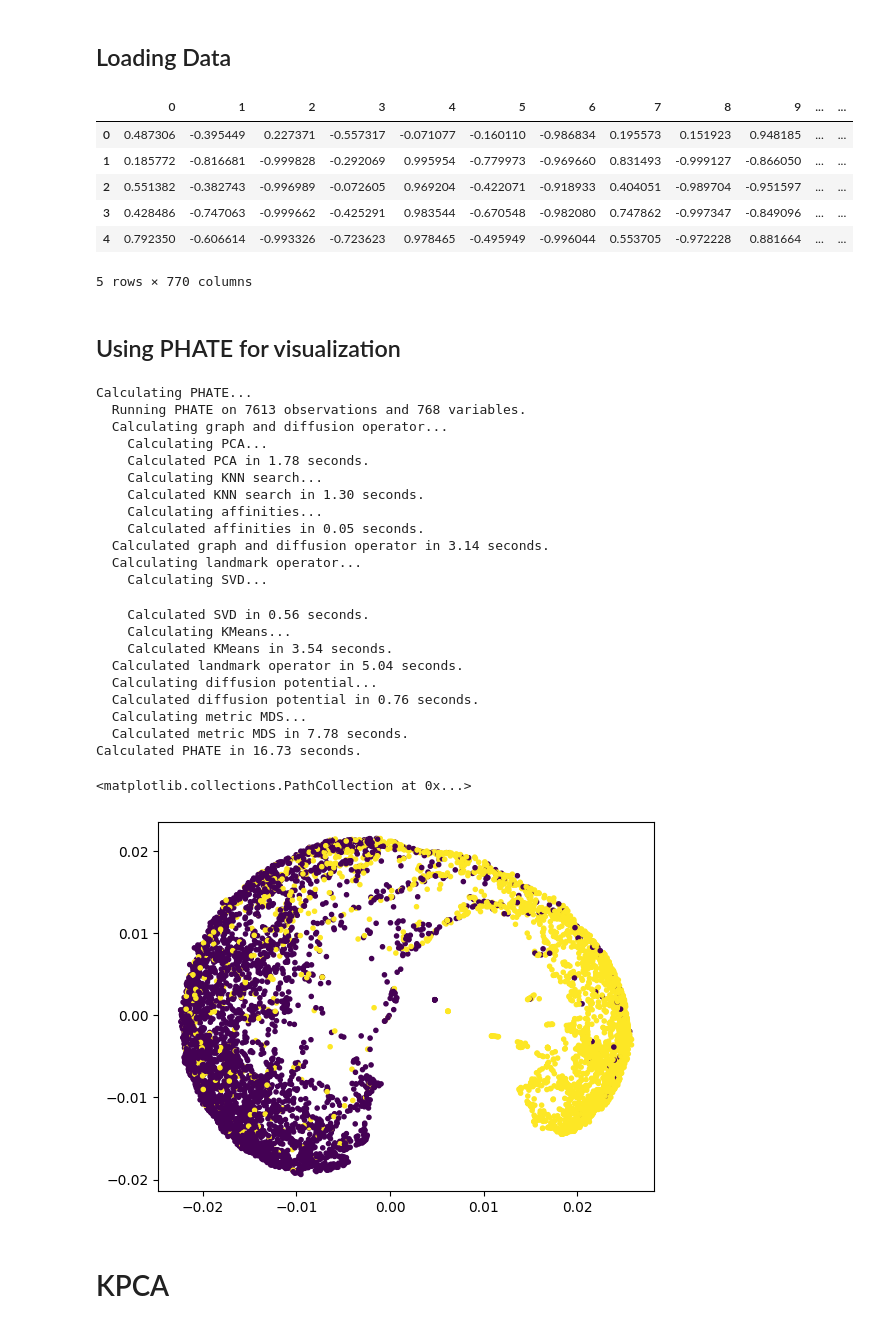
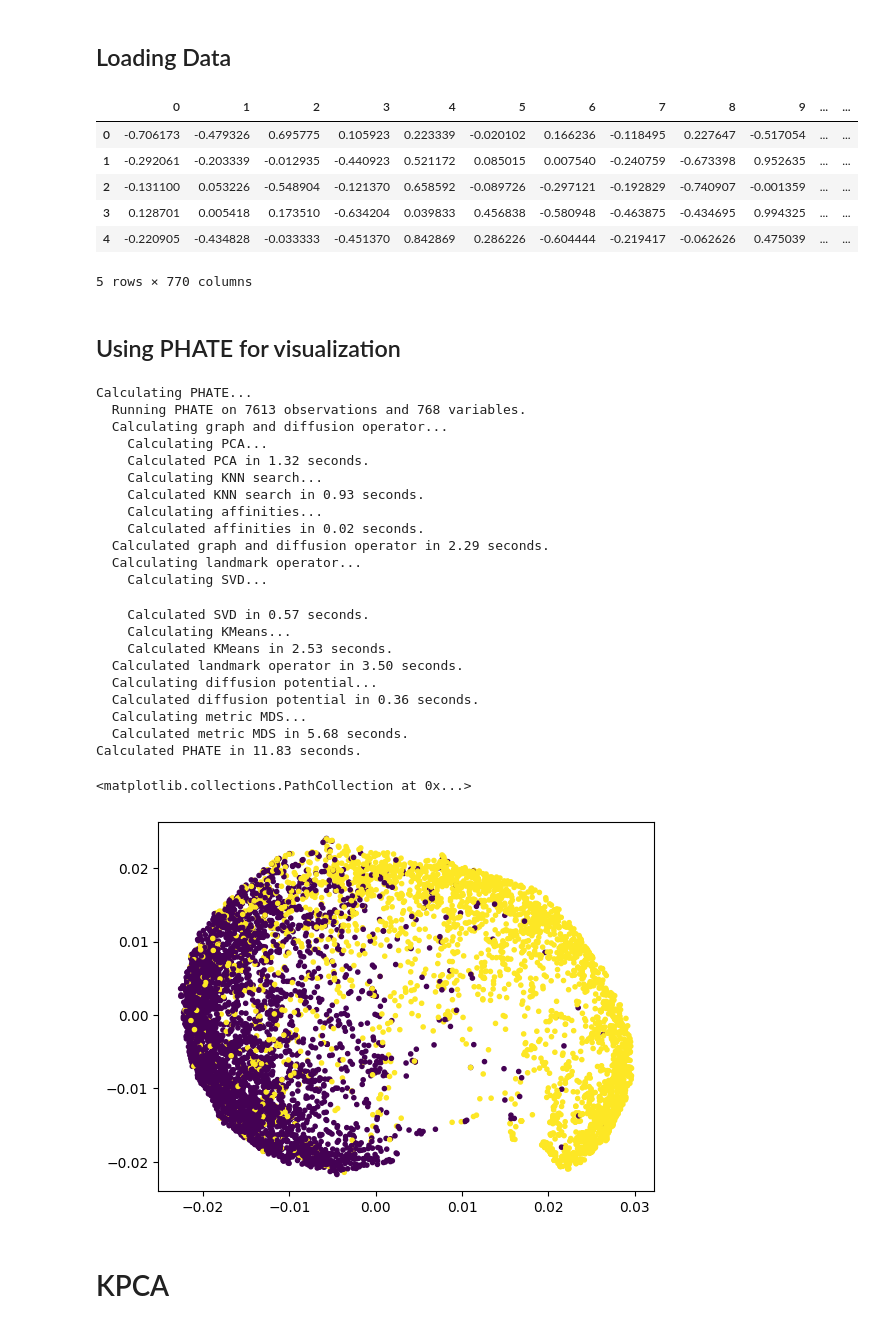
Before and after one commit to Crashprn/MachineLearningFinalProject, a Jupyter notebook: visualization.ipynb, the cells around one changed output. Cells and saved outputs as stored; diff of their text form; code cells hidden in the pictures.

```diff
--- a/visualization.ipynb
+++ b/visualization.ipynb
@@ -15,20 +15,20 @@ from sklearn.manifold import TSNE
 # %% [markdown]
 ## Loading Data
 # %%
-data_path = "data/processed_fine_encode4_bert.csv"
+data_path = "data/processed_fine_encode4_pool_bert.csv"
 
 data = pd.read_csv(data_path)
 
 display(data.head())
 
 text_embeddings = data[[str(i) for i in range(768)]].values
 # %% [output]
 |  | 0 | 1 | 2 | 3 | 4 | 5 | 6 | 7 | 8 | 9 | ... | ... |
-| 0 | 0.487306 | -0.395449 | 0.227371 | -0.557317 | -0.071077 | -0.160110 | -0.986834 | 0.195573 | 0.151923 | 0.948185 | ... | ... |
-| 1 | 0.185772 | -0.816681 | -0.999828 | -0.292069 | 0.995954 | -0.779973 | -0.969660 | 0.831493 | -0.999127 | -0.866050 | ... | ... |
-| 2 | 0.551382 | -0.382743 | -0.996989 | -0.072605 | 0.969204 | -0.422071 | -0.918933 | 0.404051 | -0.989704 | -0.951597 | ... | ... |
-| 3 | 0.428486 | -0.747063 | -0.999662 | -0.425291 | 0.983544 | -0.670548 | -0.982080 | 0.747862 | -0.997347 | -0.849096 | ... | ... |
-| 4 | 0.792350 | -0.606614 | -0.993326 | -0.723623 | 0.978465 | -0.495949 | -0.996044 | 0.553705 | -0.972228 | 0.881664 | ... | ... |
+| 0 | -0.706173 | -0.479326 | 0.695775 | 0.105923 | 0.223339 | -0.020102 | 0.166236 | -0.118495 | 0.227647 | -0.517054 | ... | ... |
+| 1 | -0.292061 | -0.203339 | -0.012935 | -0.440923 | 0.521172 | 0.085015 | 0.007540 | -0.240759 | -0.673398 | 0.952635 | ... | ... |
+| 2 | -0.131100 | 0.053226 | -0.548904 | -0.121370 | 0.658592 | -0.089726 | -0.297121 | -0.192829 | -0.740907 | -0.001359 | ... | ... |
+| 3 | 0.128701 | 0.005418 | 0.173510 | -0.634204 | 0.039833 | 0.456838 | -0.580948 | -0.463875 | -0.434695 | 0.994325 | ... | ... |
+| 4 | -0.220905 | -0.434828 | -0.033333 | -0.451370 | 0.842869 | 0.286226 | -0.604444 | -0.219417 | -0.062626 | 0.475039 | ... | ... |
 5 rows × 770 columns
 # %% [markdown]
 ## Using PHATE for visualization
@@ -43,25 +43,25 @@ Calculating PHATE...
   Running PHATE on 7613 observations and 768 variables.
   Calculating graph and diffusion operator...
     Calculating PCA...
-    Calculated PCA in 1.78 seconds.
+    Calculated PCA in 1.32 seconds.
     Calculating KNN search...
-    Calculated KNN search in 1.30 seconds.
+    Calculated KNN search in 0.93 seconds.
     Calculating affinities...
-    Calculated affinities in 0.05 seconds.
-  Calculated graph and diffusion operator in 3.14 seconds.
+    Calculated affinities in 0.02 seconds.
+  Calculated graph and diffusion operator in 2.29 seconds.
   Calculating landmark operator...
     Calculating SVD...
-    Calculated SVD in 0.56 seconds.
+    Calculated SVD in 0.57 seconds.
     Calculating KMeans...
-    Calculated KMeans in 3.54 seconds.
-  Calculated landmark operator in 5.04 seconds.
+    Calculated KMeans in 2.53 seconds.
+  Calculated landmark operator in 3.50 seconds.
   Calculating diffusion potential...
-  Calculated diffusion potential in 0.76 seconds.
+  Calculated diffusion potential in 0.36 seconds.
   Calculating metric MDS...
-  Calculated metric MDS in 7.78 seconds.
-Calculated PHATE in 16.73 seconds.
+  Calculated metric MDS in 5.68 seconds.
+Calculated PHATE in 11.83 seconds.
 <matplotlib.collections.PathCollection at 0x...>
-[figure, old version]
+[figure, new version]
 # %% [markdown]
 # KPCA
 # %%
```
Also changed, not shown: parts of 4 cells of this notebook, 3 other files.
